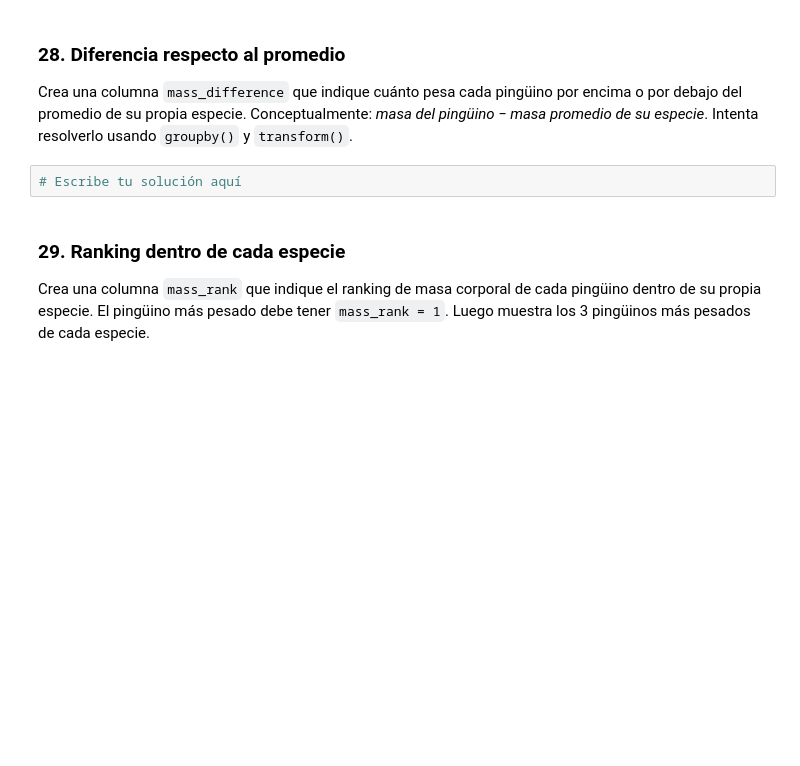
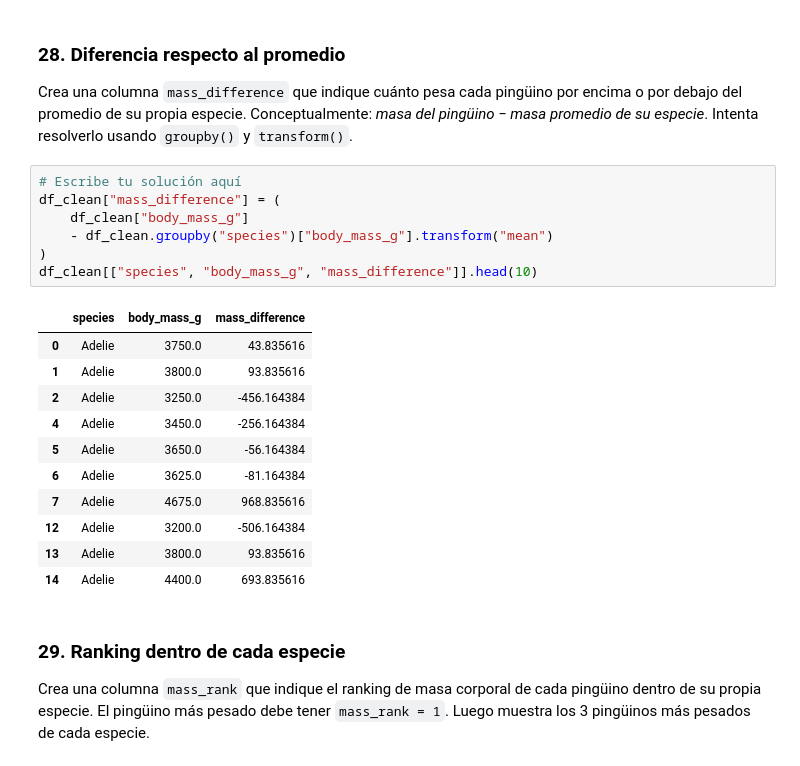
Before and after one commit to JSixma/dataengineer-g1, a Jupyter notebook: fundamentos_pandas/notebooks/09_practica_penguins.ipynb, the cells around one changed output. Cells and saved outputs as stored; diff of their text form; blank space fills up the shorter version.

```diff
--- a/fundamentos_pandas/notebooks/09_practica_penguins.ipynb
+++ b/fundamentos_pandas/notebooks/09_practica_penguins.ipynb
@@ -495,8 +512,25 @@ Encuentra el registro correspondiente al pingüino con mayor `body_mass_g` dentr
 ### 28. Diferencia respecto al promedio
 
 Crea una columna `mass_difference` que indique cuánto pesa cada pingüino por encima o por debajo del promedio de su propia especie. Conceptualmente: *masa del pingüino − masa promedio de su especie*. Intenta resolverlo usando `groupby()` y `transform()`.
-# %%
-# Escribe tu solución aquí
+# %%
+# Escribe tu solución aquí
+df_clean["mass_difference"] = (
+    df_clean["body_mass_g"]
+    - df_clean.groupby("species")["body_mass_g"].transform("mean")
+)
+df_clean[["species", "body_mass_g", "mass_difference"]].head(10)
+# %% [output]
+|  | species | body_mass_g | mass_difference |
+| 0 | Adelie | 3750.0 | 43.835616 |
+| 1 | Adelie | 3800.0 | 93.835616 |
+| 2 | Adelie | 3250.0 | -456.164384 |
+| 4 | Adelie | 3450.0 | -256.164384 |
+| 5 | Adelie | 3650.0 | -56.164384 |
+| 6 | Adelie | 3625.0 | -81.164384 |
+| 7 | Adelie | 4675.0 | 968.835616 |
+| 12 | Adelie | 3200.0 | -506.164384 |
+| 13 | Adelie | 3800.0 | 93.835616 |
+| 14 | Adelie | 4400.0 | 693.835616 |
 # %% [markdown]
 ### 29. Ranking dentro de cada especie
 
```
Also changed, not shown: parts of 10 cells of this notebook, 2 other files.
